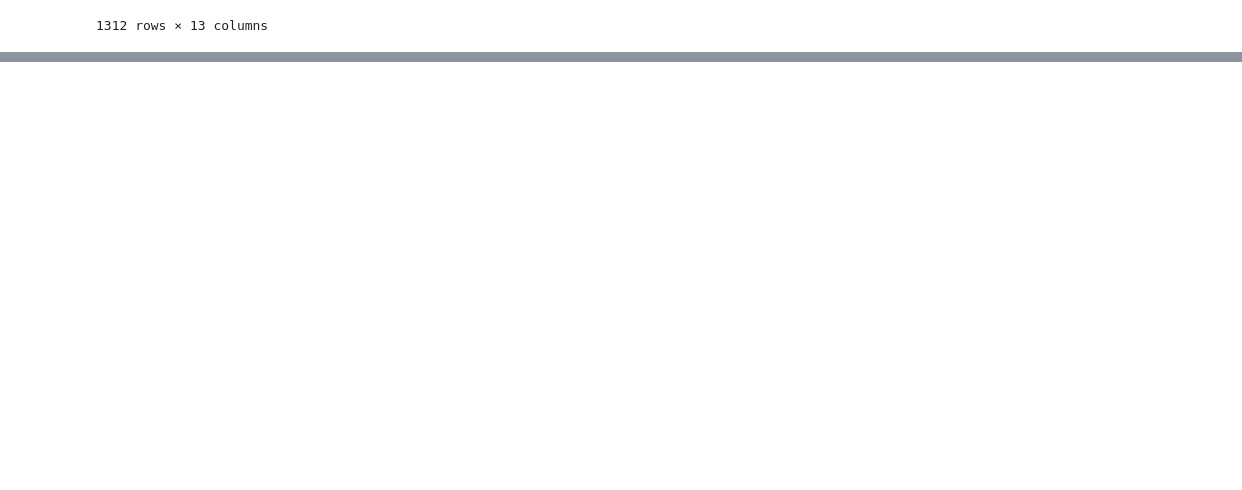
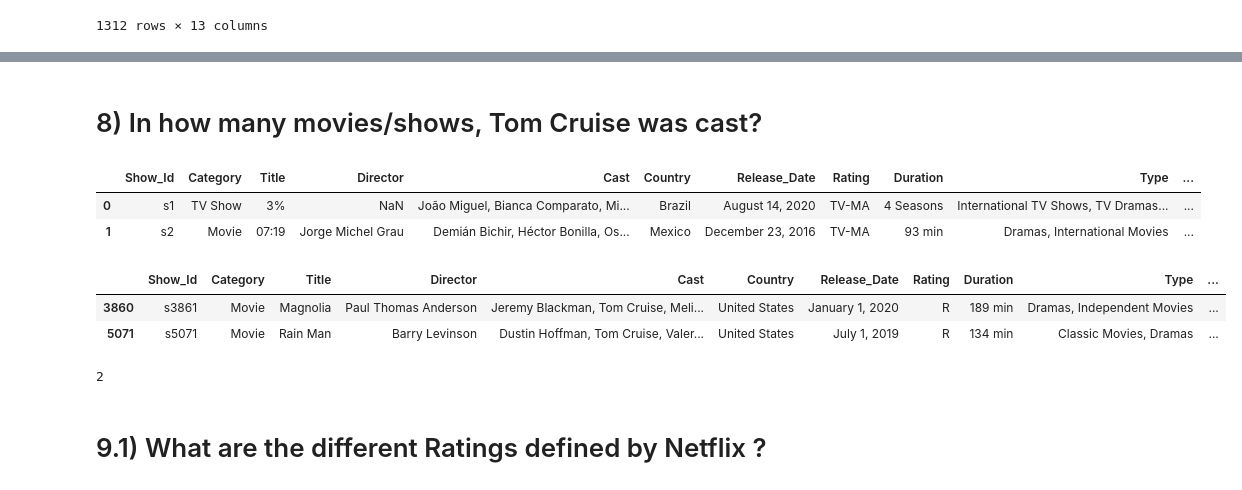
Before and after one commit to Hibou10/Netflix-Project, a Jupyter notebook: analyse.ipynb, the cells around one changed output, grey strips where cells are left out. Drawn from its saved outputs; the diff is of its cells as text; code cells hidden in the pictures; blank space fills up the shorter version.

```diff
--- a/analyse.ipynb
+++ b/analyse.ipynb
@@ -368,0 +458,21 @@ data[(data['Category'] == 'Movie') & (data['Year'] == 2020)]
+# %% [markdown]
+# 8) In how many movies/shows, Tom Cruise was cast?
+# %%
+data.head(2)
+# %% [output]
+|  | Show_Id | Category | Title | Director | Cast | Country | Release_Date | Rating | Duration | Type | ... |
+| 0 | s1 | TV Show | 3% | NaN | João Miguel, Bianca Comparato, Mi... | Brazil | August 14, 2020 | TV-MA | 4 Seasons | International TV Shows, TV Dramas... | ... |
+| 1 | s2 | Movie | 07:19 | Jorge Michel Grau | Demián Bichir, Héctor Bonilla, Os... | Mexico | December 23, 2016 | TV-MA | 93 min | Dramas, International Movies | ... |
+# %%
+# shows just the rows where Tom Cruise was cast
+data[data['Cast'].str.contains('Tom Cruise', na= False)]
+# %% [output]
+|  | Show_Id | Category | Title | Director | Cast | Country | Release_Date | Rating | Duration | Type | ... |
+| 3860 | s3861 | Movie | Magnolia | Paul Thomas Anderson | Jeremy Blackman, Tom Cruise, Meli... | United States | January 1, 2020 | R | 189 min | Dramas, Independent Movies | ... |
+| 5071 | s5071 | Movie | Rain Man | Barry Levinson | Dustin Hoffman, Tom Cruise, Valer... | United States | July 1, 2019 | R | 134 min | Classic Movies, Dramas | ... |
+# %%
+data['Cast'].str.contains('Tom Cruise').sum()
+# %% [output]
+2
+# %% [markdown]
+# 9.1) What are the different Ratings defined by Netflix ?
```
Also changed, not shown: parts of 18 cells of this notebook.
